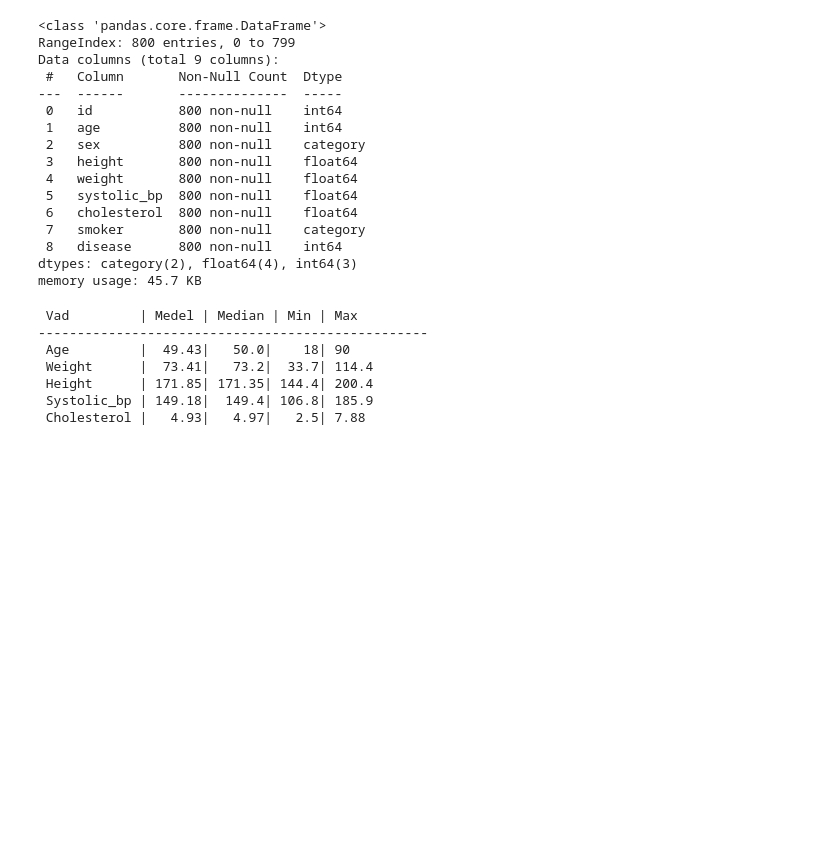
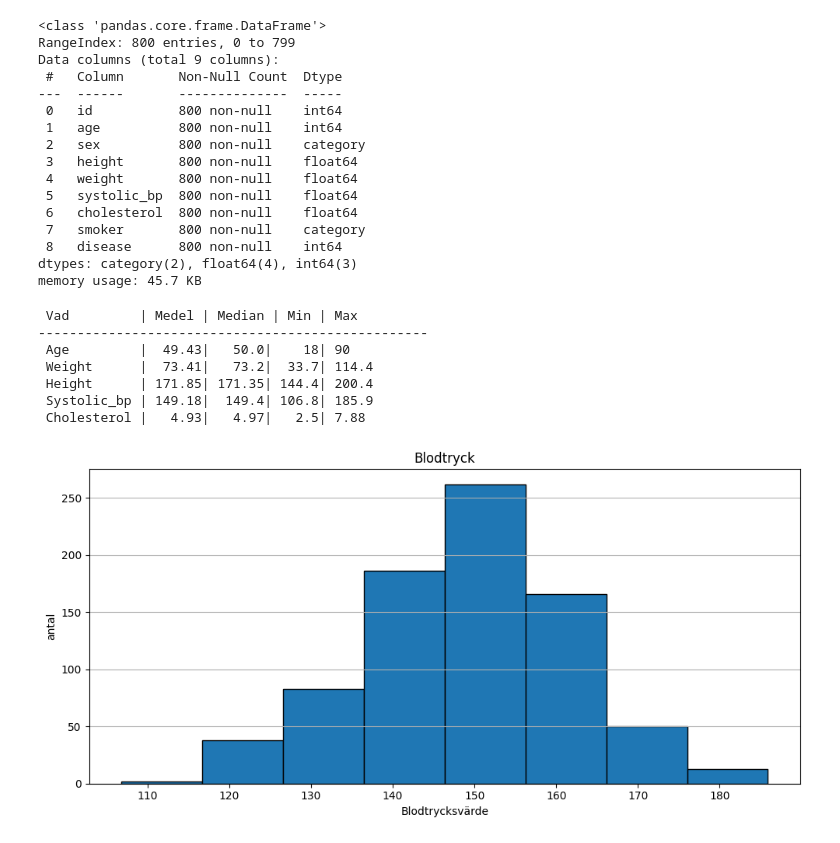
Before and after one commit to elinwahlgren/Halsostudie, a Jupyter notebook: report.ipynb, the cells around one changed output. Drawn from its saved outputs; the diff is of its cells as text; code cells hidden in the pictures; blank space fills up the shorter version.

Commit message:
lagt till tre visualiseringar

```diff
--- a/report.ipynb
+++ b/report.ipynb
@@ -91,3 +94,9 @@ print(f" Cholesterol |   {cholesterol[0]:.2f}|   {cholesterol[1]}|   {cholestero
  Height      | 171.85| 171.35| 144.4| 200.4
  Systolic_bp | 149.18|  149.4| 106.8| 185.9
  Cholesterol |   4.93|   4.97|   2.5| 7.88
+# %%
+fig, ax = (plt.subplots(figsize = (10,5)))
+V.histogram(ax, df["systolic_bp"], title = "Blodtryck", xlabel = "Blodtrycksvärde" )
+plt.show()
+# %% [output]
+[figure, added]
```
Also changed, not shown: parts of 5 cells of this notebook, 1 other file.
